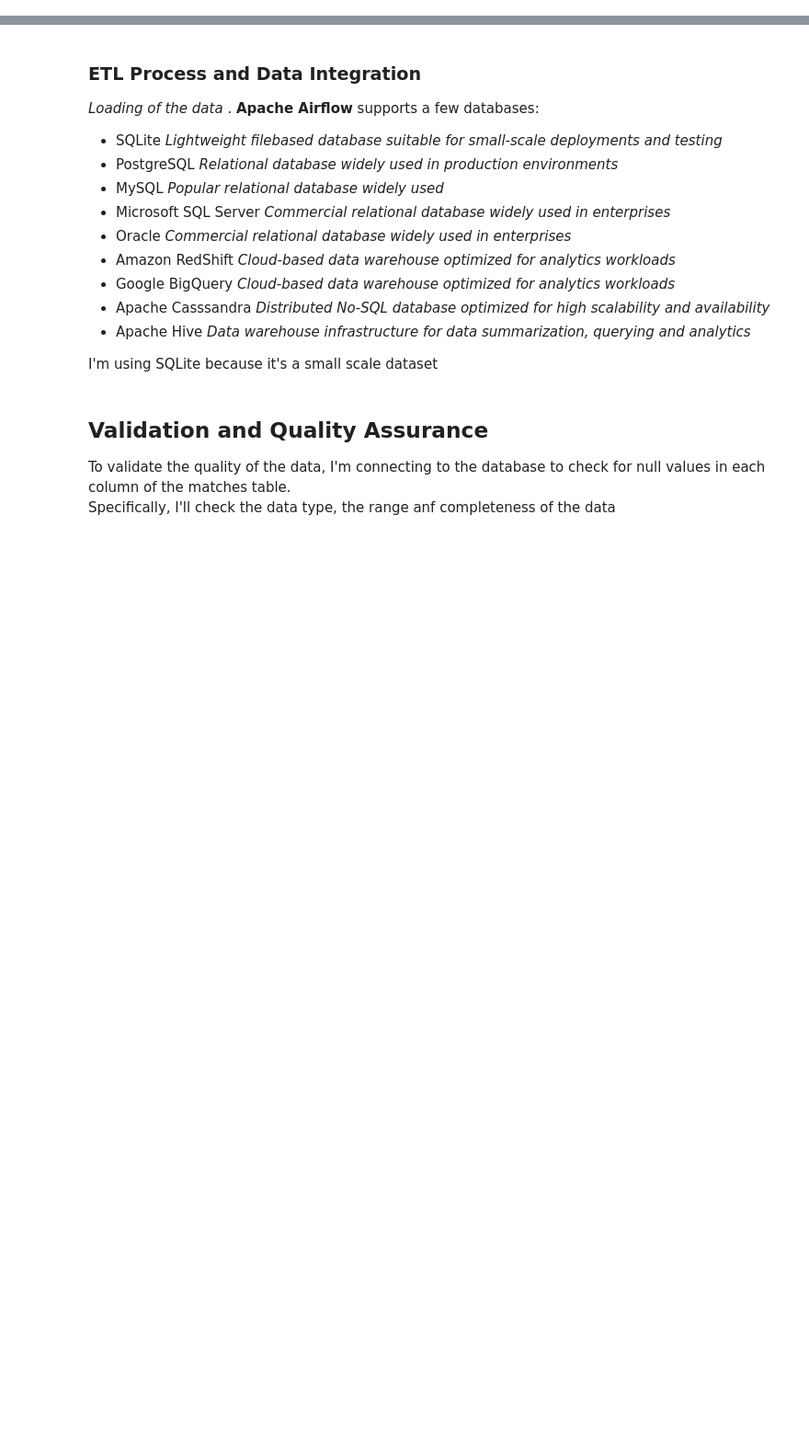
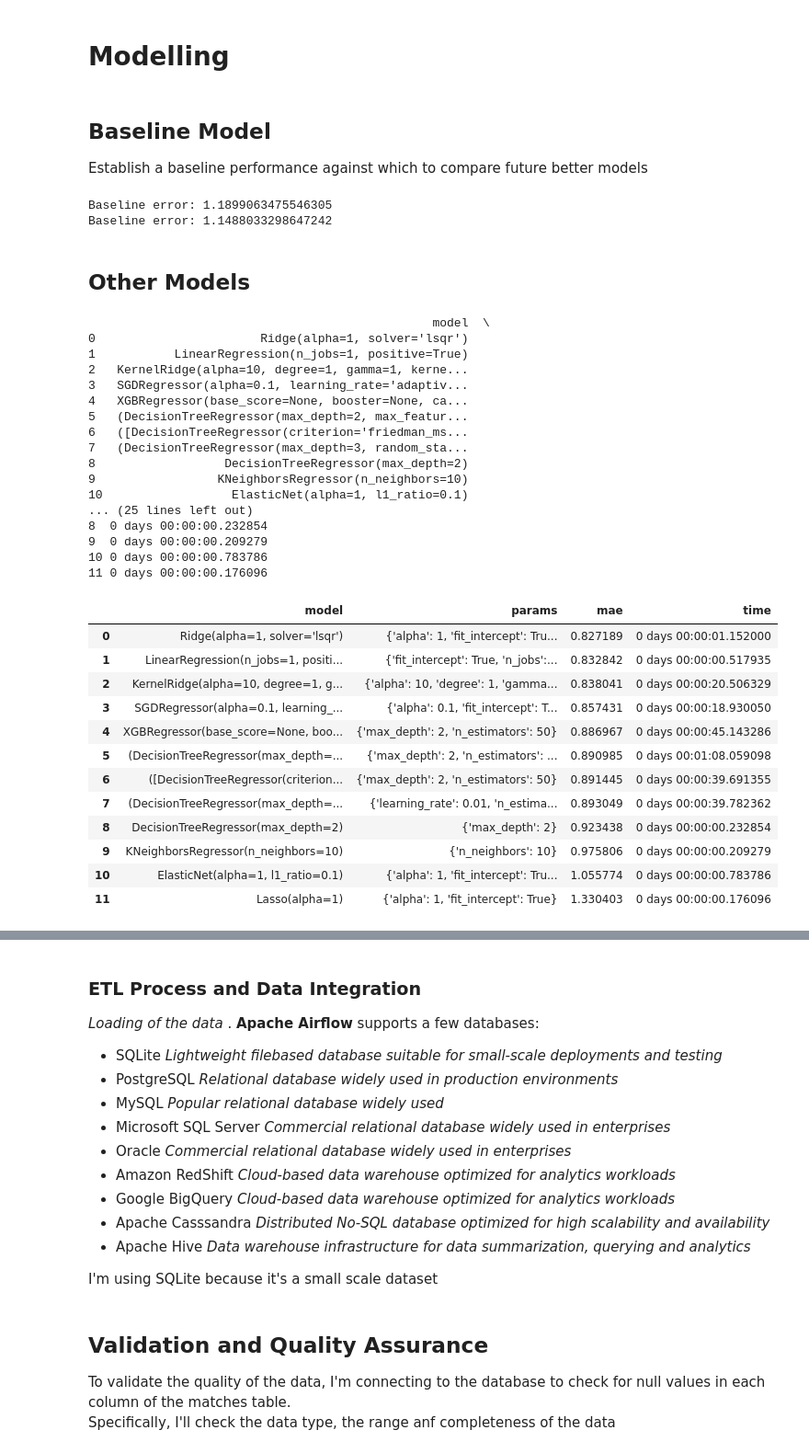
Before and after one commit to lagom-QB/Data-Engineering, a Jupyter notebook: DataPipelining.ipynb, the cells around one changed output, grey strips where cells are left out. Shown at 92% size. Cells and saved outputs as stored; diff of their text form; code cells hidden in the pictures; blank space fills up the shorter version.

```diff
--- a/DataPipelining.ipynb
+++ b/DataPipelining.ipynb
@@ -378,0 +103,71 @@ def transform_data(matches):
+# %%
+features_home, target_home = transform_data_into_features_and_targets(df=data, score='ScoreHome')
+features_away, target_away = transform_data_into_features_and_targets(df=data, score='ScoreAway')
+
+# Remember that features_home and features_away are the same, so we can use either one
+# However, target_home and target_away are different, so we need to concatenate them in order to have the full target
+# %% [markdown]
+# Modelling
+# %% [markdown]
+## Baseline Model
+Establish a baseline performance against which to compare future better models
+# %%
+train_baseline(features_home, target_home)
+train_baseline(features_away, target_away)
+# %% [output]
+Baseline error: 1.1899063475546305
+Baseline error: 1.1488033298647242
+# %% [markdown]
+## Other Models
+# %%
+
+rankings_home = {}
+training_process(rankings_home, features_home, target_home)
+# train_model(rankings_home,'LinearRegression', features_home, target_home)
+# train_model(rankings_home,'AdaBoostRegressor', features_home, target_home)
+# train_model(rankings_home,'RandomForestRegressor', features_home, target_home)
+# train_model(rankings_home,'XGBRegressor', features_home, target_home)
+# # train_model(rankings_home,'DecisionTreeRegressor', features_home, target_home)
+# # train_model(rankings_home,'KNeighborsRegressor', features_home, target_home)
+# # train_model(rankings_home,'GradientBoostingRegressor', features_home, target_home)
+# # train_model(rankings_home,'Ridge', features_home, target_home)
+# # train_model(rankings_home,'Lasso', features_home, target_home)
+# # train_model(rankings_home,'ElasticNet', features_home, target_home)
+# # train_model(rankings_home,'SGDRegressor', features_home, target_home)
+# # train_model(rankings_home,'KernelRidge', features_home, target_home)
+
+# print(sorted(rankings_home.items(), key=lambda x: x[1]['mae']))
+
+# Save models and their info
+save_best_model('home',rankings_home)
+# %% [output]
+                                                model  \
+0                       Ridge(alpha=1, solver='lsqr')
+1           LinearRegression(n_jobs=1, positive=True)
+2   KernelRidge(alpha=10, degree=1, gamma=1, kerne...
+3   SGDRegressor(alpha=0.1, learning_rate='adaptiv...
+4   XGBRegressor(base_score=None, booster=None, ca...
+5   (DecisionTreeRegressor(max_depth=2, max_featur...
+6   ([DecisionTreeRegressor(criterion='friedman_ms...
+7   (DecisionTreeRegressor(max_depth=3, random_sta...
+8                  DecisionTreeRegressor(max_depth=2)
+9                 KNeighborsRegressor(n_neighbors=10)
+10                  ElasticNet(alpha=1, l1_ratio=0.1)
+... (25 lines left out)
+8  0 days 00:00:00.232854
+9  0 days 00:00:00.209279
+10 0 days 00:00:00.783786
+11 0 days 00:00:00.176096
+|  | model | params | mae | time |
+| 0 | Ridge(alpha=1, solver='lsqr') | {'alpha': 1, 'fit_intercept': Tru... | 0.827189 | 0 days 00:00:01.152000 |
+| 1 | LinearRegression(n_jobs=1, positi... | {'fit_intercept': True, 'n_jobs':... | 0.832842 | 0 days 00:00:00.517935 |
+| 2 | KernelRidge(alpha=10, degree=1, g... | {'alpha': 10, 'degree': 1, 'gamma... | 0.838041 | 0 days 00:00:20.506329 |
+| 3 | SGDRegressor(alpha=0.1, learning_... | {'alpha': 0.1, 'fit_intercept': T... | 0.857431 | 0 days 00:00:18.930050 |
+| 4 | XGBRegressor(base_score=None, boo... | {'max_depth': 2, 'n_estimators': 50} | 0.886967 | 0 days 00:00:45.143286 |
+| 5 | (DecisionTreeRegressor(max_depth=... | {'max_depth': 2, 'n_estimators': ... | 0.890985 | 0 days 00:01:08.059098 |
+| 6 | ([DecisionTreeRegressor(criterion... | {'max_depth': 2, 'n_estimators': 50} | 0.891445 | 0 days 00:00:39.691355 |
+| 7 | (DecisionTreeRegressor(max_depth=... | {'learning_rate': 0.01, 'n_estima... | 0.893049 | 0 days 00:00:39.782362 |
+| 8 | DecisionTreeRegressor(max_depth=2) | {'max_depth': 2} | 0.923438 | 0 days 00:00:00.232854 |
+| 9 | KNeighborsRegressor(n_neighbors=10) | {'n_neighbors': 10} | 0.975806 | 0 days 00:00:00.209279 |
+| 10 | ElasticNet(alpha=1, l1_ratio=0.1) | {'alpha': 1, 'fit_intercept': Tru... | 1.055774 | 0 days 00:00:00.783786 |
+| 11 | Lasso(alpha=1) | {'alpha': 1, 'fit_intercept': True} | 1.330403 | 0 days 00:00:00.176096 |
```
Also changed, not shown: parts of 32 cells of this notebook, 22 other files.
